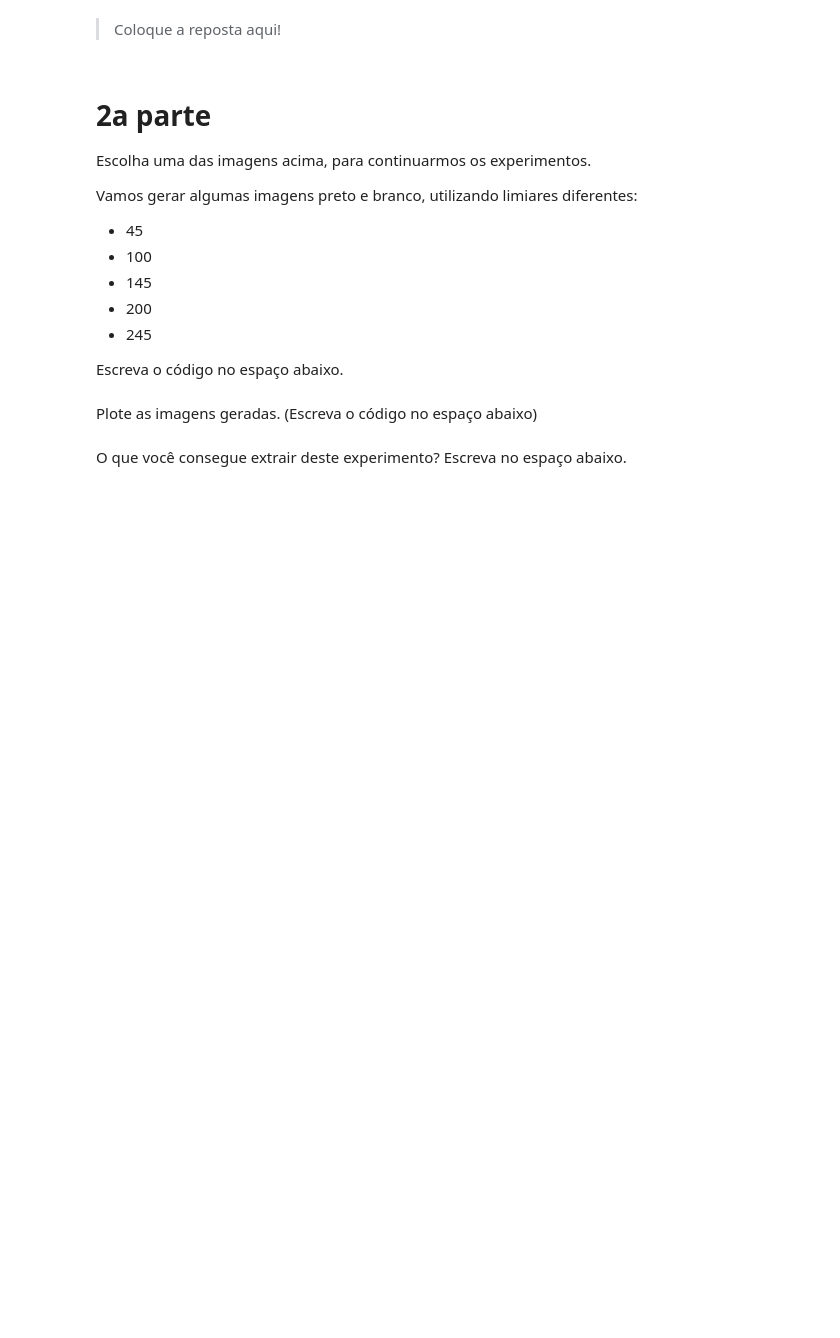
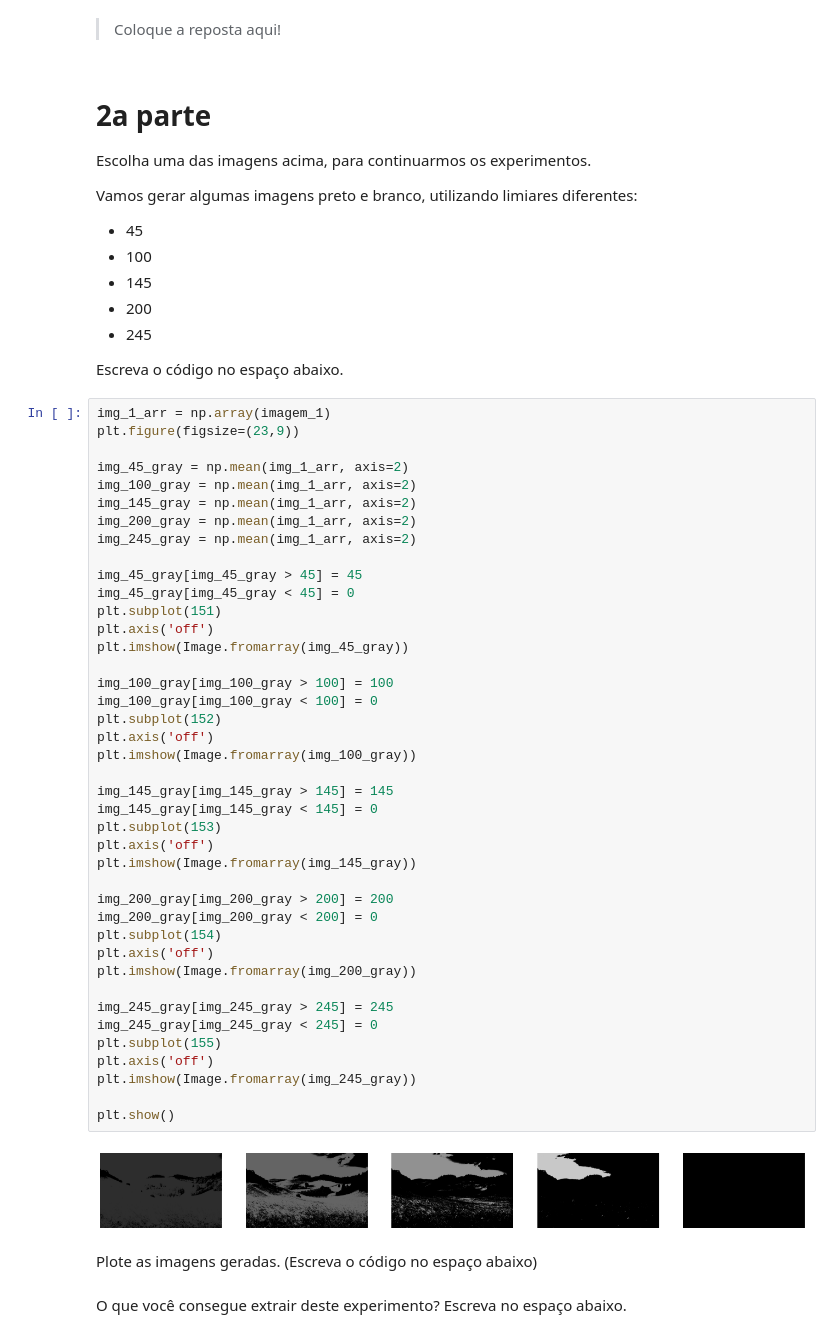
Before and after one commit to matheusfcorreia/labs, a Jupyter notebook: Copy_of_code_02.ipynb, the cells around one changed output. Cells and saved outputs as stored; diff of their text form; blank space fills up the shorter version.

```diff
--- a/Copy_of_code_02.ipynb
+++ b/Copy_of_code_02.ipynb
@@ -135,6 +135,49 @@ Vamos gerar algumas imagens preto e branco, utilizando limiares diferentes:
 *  245
 
 Escreva o código no espaço abaixo.
+# %%
+img_1_arr = np.array(imagem_1)
+plt.figure(figsize=(23,9))
+
+img_45_gray = np.mean(img_1_arr, axis=2)
+img_100_gray = np.mean(img_1_arr, axis=2)
+img_145_gray = np.mean(img_1_arr, axis=2)
+img_200_gray = np.mean(img_1_arr, axis=2)
+img_245_gray = np.mean(img_1_arr, axis=2)
+
+img_45_gray[img_45_gray > 45] = 45
+img_45_gray[img_45_gray < 45] = 0
+plt.subplot(151)
+plt.axis('off')
+plt.imshow(Image.fromarray(img_45_gray))
+
+img_100_gray[img_100_gray > 100] = 100
+img_100_gray[img_100_gray < 100] = 0
+plt.subplot(152)
+plt.axis('off')
+plt.imshow(Image.fromarray(img_100_gray))
+
+img_145_gray[img_145_gray > 145] = 145
+img_145_gray[img_145_gray < 145] = 0
+plt.subplot(153)
+plt.axis('off')
+plt.imshow(Image.fromarray(img_145_gray))
+
+img_200_gray[img_200_gray > 200] = 200
+img_200_gray[img_200_gray < 200] = 0
+plt.subplot(154)
+plt.axis('off')
+plt.imshow(Image.fromarray(img_200_gray))
+
+img_245_gray[img_245_gray > 245] = 245
+img_245_gray[img_245_gray < 245] = 0
+plt.subplot(155)
+plt.axis('off')
+plt.imshow(Image.fromarray(img_245_gray))
+
+plt.show()
+# %% [output]
+[figure, added]
 # %% [markdown]
 Plote as imagens geradas. (Escreva o código no espaço abaixo)
 # %% [markdown]
```
